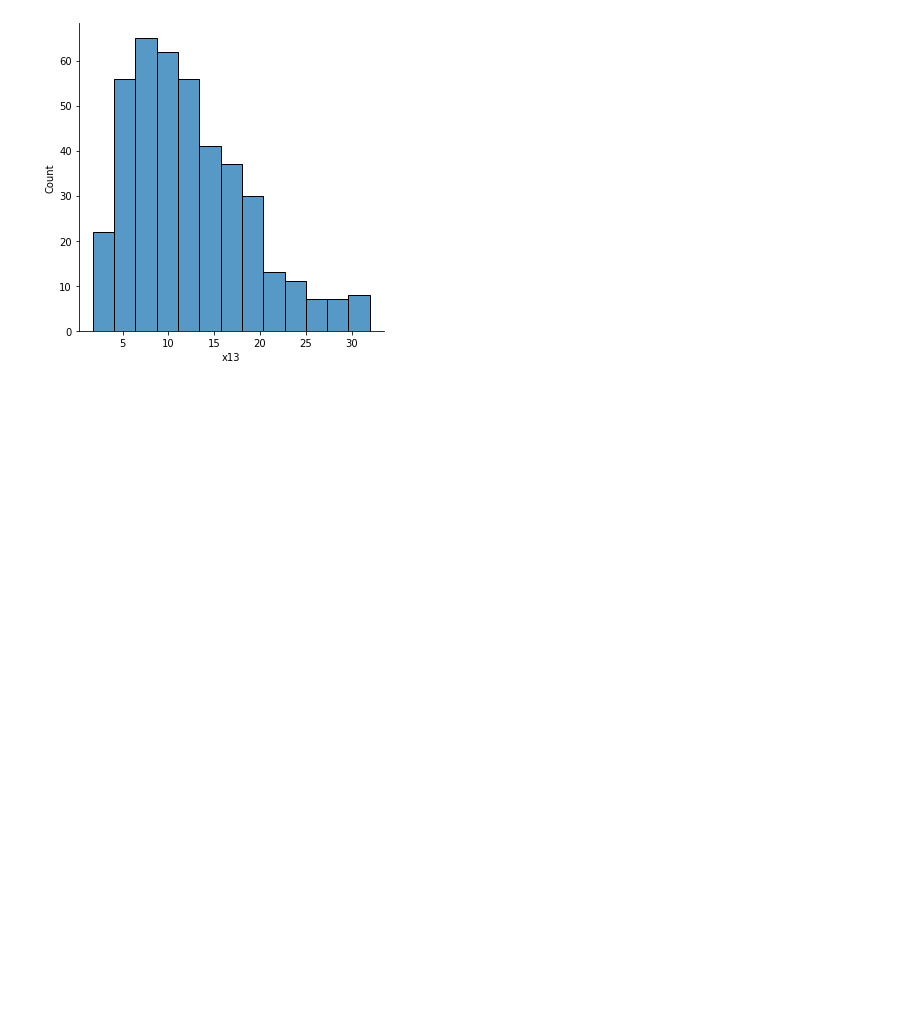
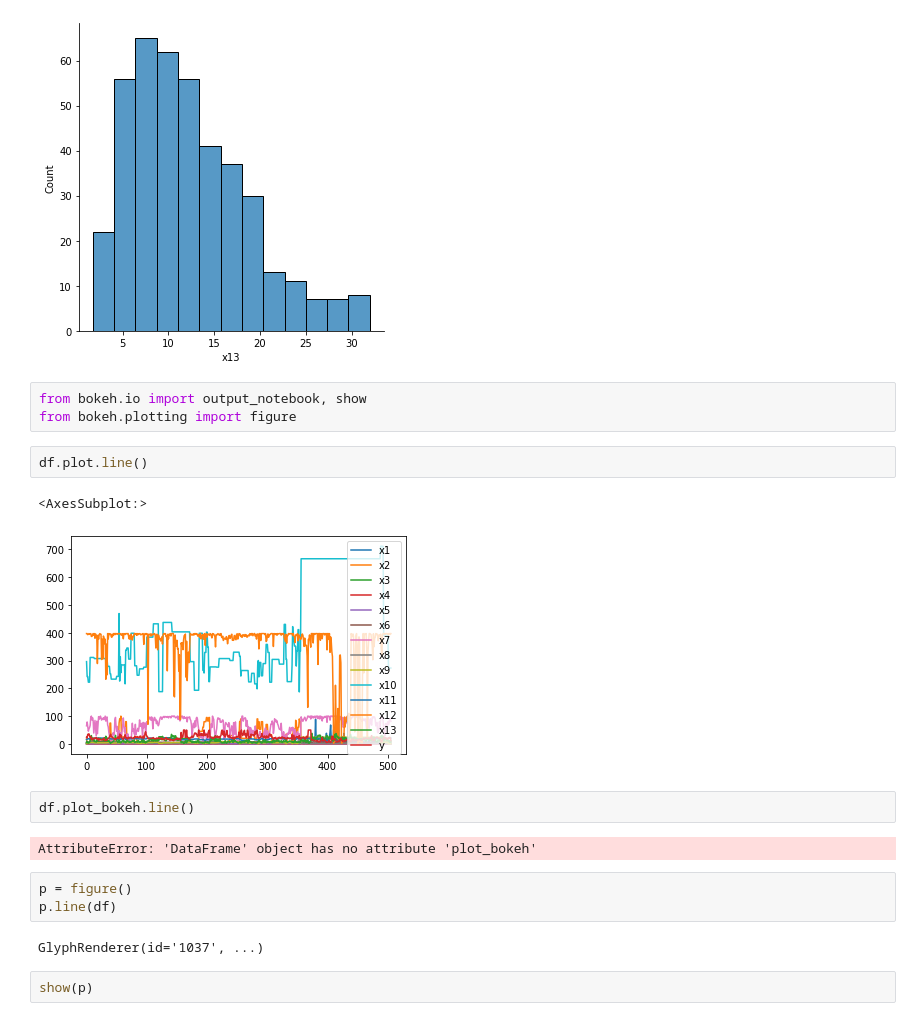
Before and after one commit to ytka/ml, a Jupyter notebook: 外れ値除去＋スケーリング＋重回帰分析.ipynb, the cells around one changed output. Cells and saved outputs as stored; diff of their text form; blank space fills up the shorter version.

```diff
--- a/外れ値除去＋スケーリング＋重回帰分析.ipynb
+++ b/外れ値除去＋スケーリング＋重回帰分析.ipynb
@@ -264,3 +264,22 @@ sns.displot(_df['x13'])
 # %% [output]
 <seaborn.axisgrid.FacetGrid at 0x...>
 [figure]
+# %%
+from bokeh.io import output_notebook, show
+from bokeh.plotting import figure
+# %%
+df.plot.line()
+# %% [output]
+<AxesSubplot:>
+[figure, added]
+# %%
+df.plot_bokeh.line()
+# %% [output]
+AttributeError: 'DataFrame' object has no attribute 'plot_bokeh'
+# %%
+p = figure()
+p.line(df)
+# %% [output]
+GlyphRenderer(id='1037', ...)
+# %%
+show(p)
```
Also changed, not shown: parts of 3 cells of this notebook, 1 other file.
